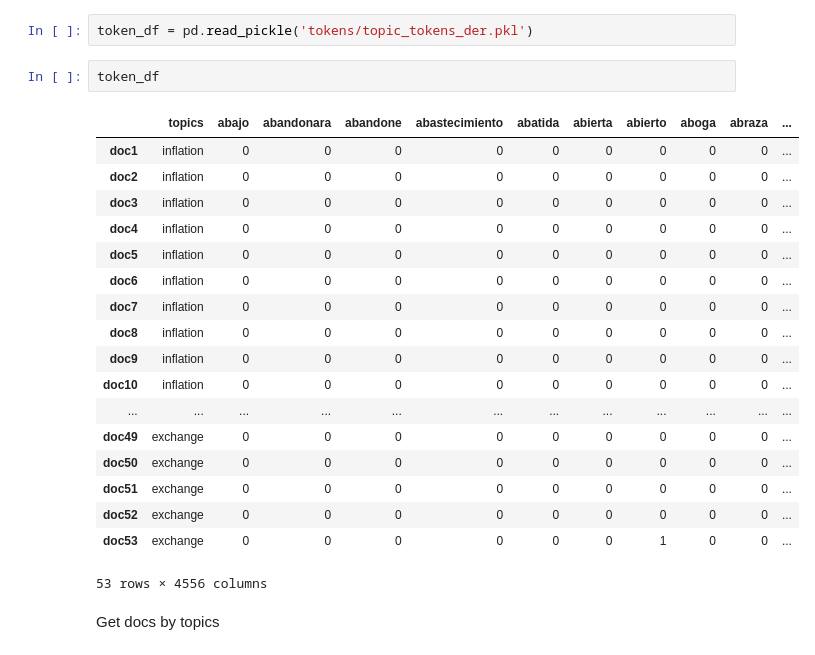
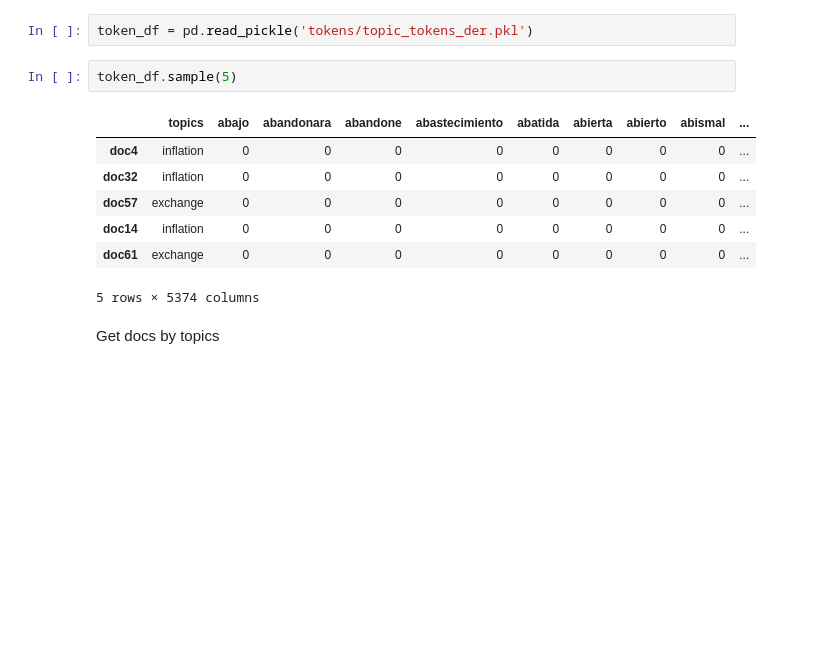
Before and after one commit to guidomitolo/pol_bias_nlp, a Jupyter notebook: 2.b.eda_cv_topics.ipynb, the cells around one changed output. Drawn from its saved outputs; the diff is of its cells as text; blank space fills up the shorter version.

```diff
--- a/2.b.eda_cv_topics.ipynb
+++ b/2.b.eda_cv_topics.ipynb
@@ -8,26 +8,15 @@ import pandas as pd
 # %%
 token_df = pd.read_pickle('tokens/topic_tokens_der.pkl')
 # %%
-token_df
+token_df.sample(5)
 # %% [output]
-|  | topics | abajo | abandonara | abandone | abastecimiento | abatida | abierta | abierto | aboga | abraza | ... |
-| doc1 | inflation | 0 | 0 | 0 | 0 | 0 | 0 | 0 | 0 | 0 | ... |
-| doc2 | inflation | 0 | 0 | 0 | 0 | 0 | 0 | 0 | 0 | 0 | ... |
-| doc3 | inflation | 0 | 0 | 0 | 0 | 0 | 0 | 0 | 0 | 0 | ... |
-| doc4 | inflation | 0 | 0 | 0 | 0 | 0 | 0 | 0 | 0 | 0 | ... |
-| doc5 | inflation | 0 | 0 | 0 | 0 | 0 | 0 | 0 | 0 | 0 | ... |
-| doc6 | inflation | 0 | 0 | 0 | 0 | 0 | 0 | 0 | 0 | 0 | ... |
-| doc7 | inflation | 0 | 0 | 0 | 0 | 0 | 0 | 0 | 0 | 0 | ... |
-| doc8 | inflation | 0 | 0 | 0 | 0 | 0 | 0 | 0 | 0 | 0 | ... |
-| doc9 | inflation | 0 | 0 | 0 | 0 | 0 | 0 | 0 | 0 | 0 | ... |
-| doc10 | inflation | 0 | 0 | 0 | 0 | 0 | 0 | 0 | 0 | 0 | ... |
-| ... | ... | ... | ... | ... | ... | ... | ... | ... | ... | ... | ... |
-| doc49 | exchange | 0 | 0 | 0 | 0 | 0 | 0 | 0 | 0 | 0 | ... |
-| doc50 | exchange | 0 | 0 | 0 | 0 | 0 | 0 | 0 | 0 | 0 | ... |
-| doc51 | exchange | 0 | 0 | 0 | 0 | 0 | 0 | 0 | 0 | 0 | ... |
-| doc52 | exchange | 0 | 0 | 0 | 0 | 0 | 0 | 0 | 0 | 0 | ... |
-| doc53 | exchange | 0 | 0 | 0 | 0 | 0 | 0 | 1 | 0 | 0 | ... |
+|  | topics | abajo | abandonara | abandone | abastecimiento | abatida | abierta | abierto | abismal | ... |
+| doc4 | inflation | 0 | 0 | 0 | 0 | 0 | 0 | 0 | 0 | ... |
+| doc32 | inflation | 0 | 0 | 0 | 0 | 0 | 0 | 0 | 0 | ... |
+| doc57 | exchange | 0 | 0 | 0 | 0 | 0 | 0 | 0 | 0 | ... |
+| doc14 | inflation | 0 | 0 | 0 | 0 | 0 | 0 | 0 | 0 | ... |
+| doc61 | exchange | 0 | 0 | 0 | 0 | 0 | 0 | 0 | 0 | ... |
-53 rows × 4556 columns
+5 rows × 5374 columns
 # %% [markdown]
 Get docs by topics
 # %% [markdown]
```
Also changed, not shown: parts of 8 cells of this notebook, 21 other files.
